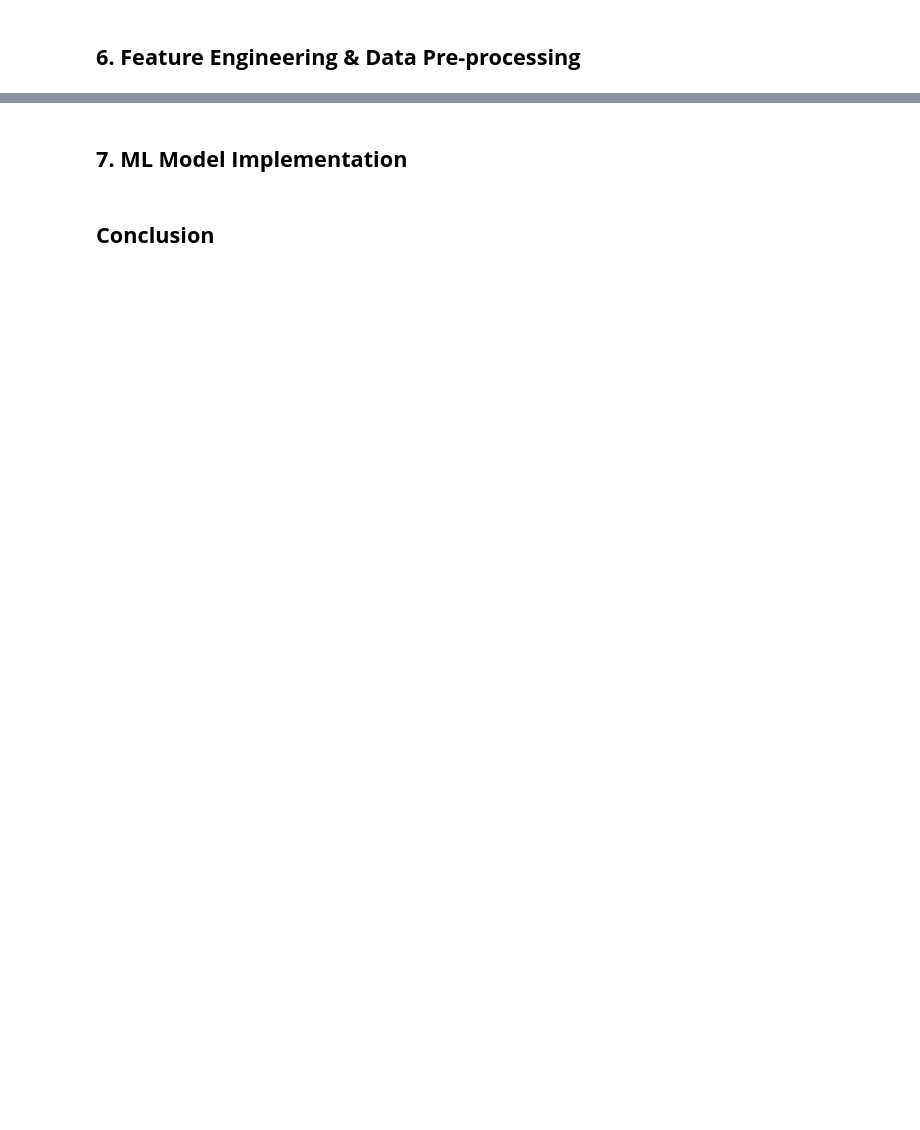
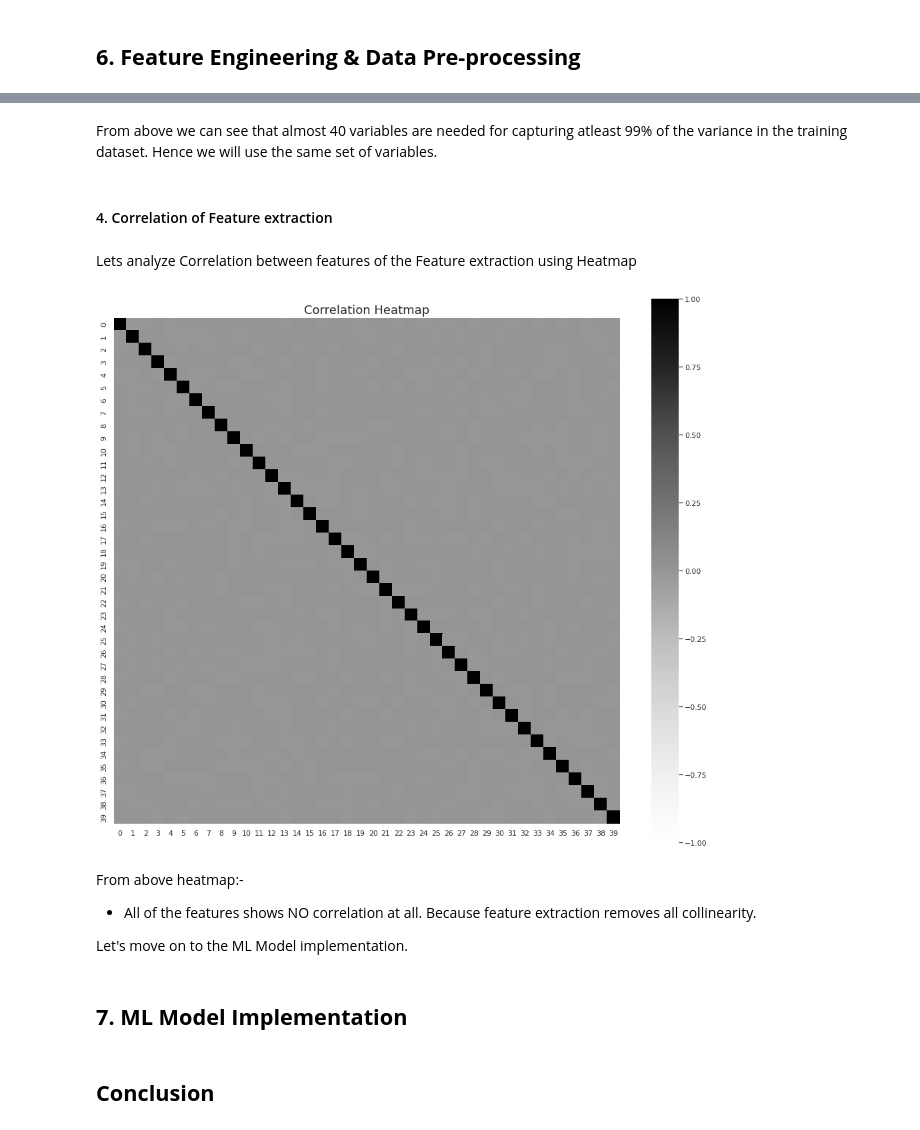
Before and after one commit to KrushnaChaure/NYC-Taxi-Trip-Time-Prediction, a Jupyter notebook: Krushna_Chaure_NYC_Taxi_Trip_Time_Prediction_Capstone_Project.ipynb, the cells around one changed output, grey strips where cells are left out. Drawn from its saved outputs; the diff is of its cells as text; code cells hidden in the pictures; blank space fills up the shorter version.

```diff
--- a/Krushna_Chaure_NYC_Taxi_Trip_Time_Prediction_Capstone_Project.ipynb
+++ b/Krushna_Chaure_NYC_Taxi_Trip_Time_Prediction_Capstone_Project.ipynb
@@ -1077,2 +1319,29 @@ So, for a skewed data we can use T-test for better result. Thus, I used t - test
+# %% [markdown]
+From above we can see that almost 40 variables are needed for capturing atleast 99% of the variance in the training dataset. Hence we will use the same set of variables.
+# %%
+# Apply PCA on the training and the test dataset
+pca_10 = PCA(n_components=40)
+X_train_pca = pca_10.fit_transform(X_train_pca)
+X_test_pca = pca_10.transform(X_test_pca)
+# %% [markdown]
+#### 4. Correlation of Feature extraction
+# %% [markdown]
+Lets analyze Correlation between features of the Feature extraction using Heatmap
+# %%
+plt.figure(figsize=(17,15))
+corr = pd.DataFrame(X_train_pca).corr()
+corr.index = pd.DataFrame(X_train_pca).columns
+sns.heatmap(corr, cmap='Greys',square=True, vmin=-1, vmax=1)
+plt.title("Correlation Heatmap", fontsize=18)
+plt.show()
+# %% [output]
+[figure, added]
+# %% [markdown]
+From above heatmap:-
+
+
+*   All of the features shows NO correlation at all. Because feature extraction removes all collinearity.
+
+Let's move on to the  ML Model implementation.
 # %% [markdown]
 ## **7. ML Model Implementation**
```
Also changed, not shown: parts of 43 cells of this notebook.
